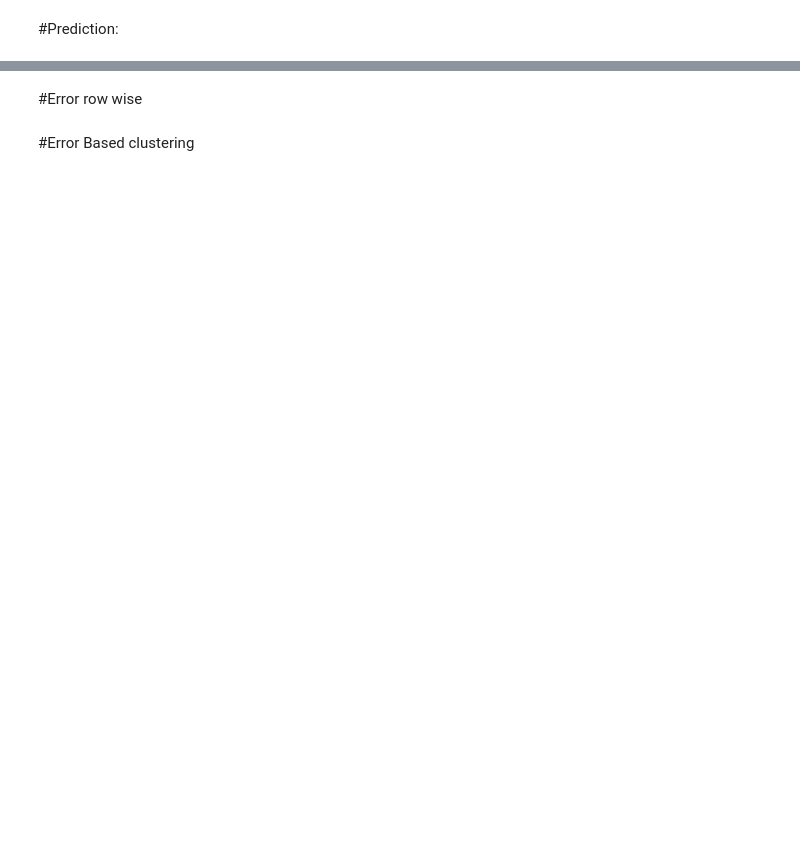
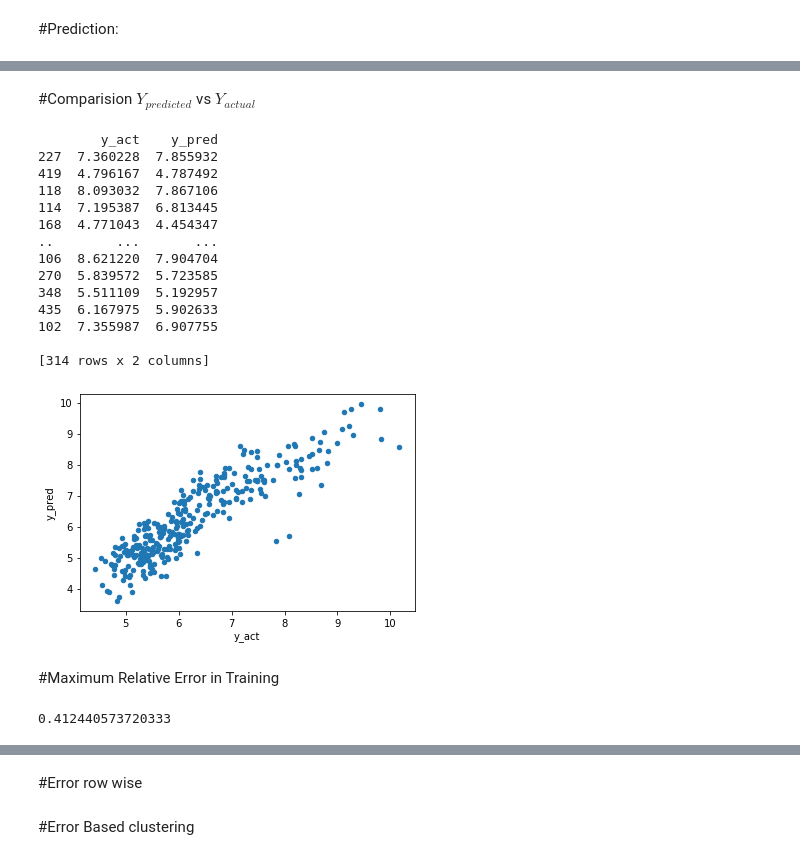
Before and after one commit to pragneshrana/Algo_Trial, a Jupyter notebook: Fuel_Reg.ipynb, the cells around one changed output, grey strips where cells are left out. Cells and saved outputs as stored; diff of their text form; code cells hidden in the pictures; blank space fills up the shorter version.

```diff
--- a/Fuel_Reg.ipynb
+++ b/Fuel_Reg.ipynb
@@ -58,7 +58,7 @@ def find_chain_length(fuel_data):
   S_H = np.zeros(len(fuel_data))
   #number bonds in the alkanes are (2n-2) for C>3 (S_H)
   for i in range(len(fuel_data)):
-    S_H_count = len(fuel_data[i]) #count by fuel length
+    S_H_count = 2*(len(fuel_data[i])-2) #count by fuel length
     S_H[i] = S_H_count
   return S_H
 
@@ -260,6 +269,6 @@ print(coef_result)
 # %% [markdown]
 #Prediction:
 # %%
-y_hat = np.matmul(X_train,coef)
-print(y_hat)
+y_hat_train = X_train.dot(coef)
+print(y_hat_train)
 # %% [output]
@@ -266,0 +287,31 @@ ValueError: ignored
+# %% [markdown]
+#Comparision $Y_{predicted}$  vs $Y_{actual}$
+# %%
+compare = pd.DataFrame([])
+compare['y_act'] = y_hat_train
+compare['y_pred'] = y_train
+ax = compare.plot.scatter(x='y_act', y='y_pred', rot=0)
+print(compare)
+# %% [output]
+        y_act    y_pred
+227  7.360228  7.855932
+419  4.796167  4.787492
+118  8.093032  7.867106
+114  7.195387  6.813445
+168  4.771043  4.454347
+..        ...       ...
+106  8.621220  7.904704
+270  5.839572  5.723585
+348  5.511109  5.192957
+435  6.167975  5.902633
+102  7.355987  6.907755
+
+[314 rows x 2 columns]
+[figure, added]
+# %% [markdown]
+#Maximum Relative Error in Training
+# %%
+max_relative_error = np.max(np.abs(y_train - y_hat)/y_train)
+print(max_relative_error)
+# %% [output]
+0.412440573720333
```
Also changed, not shown: parts of 15 cells of this notebook.
